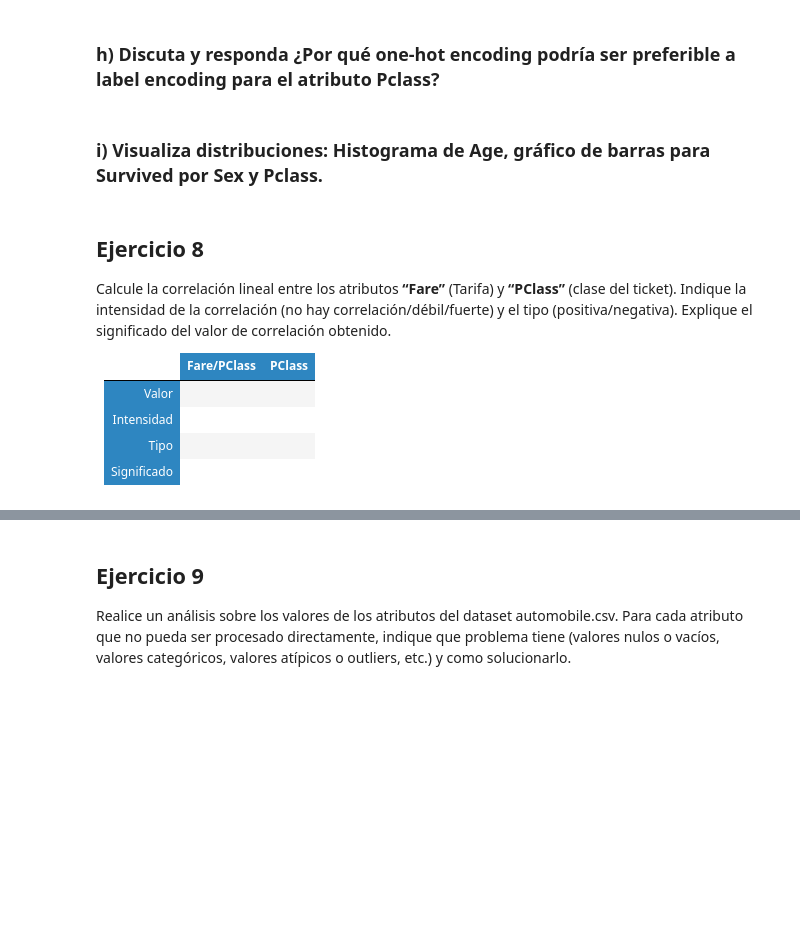
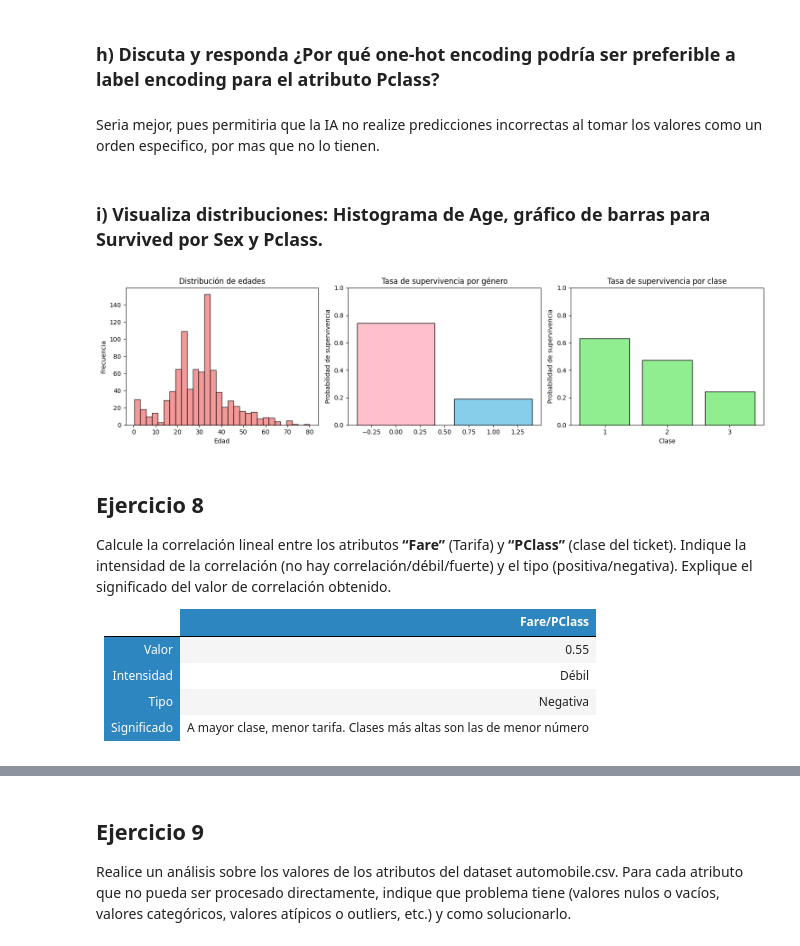
Before and after one commit to ricrubrom/AAP, a Jupyter notebook: Practicas/Practica1/Practica1.ipynb, the cells around one changed output, grey strips where cells are left out. Drawn from its saved outputs; the diff is of its cells as text; code cells hidden in the pictures; blank space fills up the shorter version.

```diff
--- a/Practicas/Practica1/Practica1.ipynb
+++ b/Practicas/Practica1/Practica1.ipynb
@@ -417,4 +504,24 @@ Realice las siguientes tareas para preparar el dataset para que pueda ser utiliz
 # %% [markdown]
 ### f) Cree un nuevo atributo FamilySize que contabiliza los integrantes de familia a partir de los atributos SibSp (hermanos y esposo) y Parch (padres e hijos). No olvidar contar a la persona.
+# %%
+data['FamilySize']=data['SibSp']+data['Parch']+1
 # %% [markdown]
 ### g) Numerice los atributos categóricos: Sex, Embarked, y Title.
+# %%
+data['Sex']=data['Sex']=='male'
+
+data['Embarked']=data['Embarked'].replace({
+  'C':0,
+  'Q':1,
+  'S':2
+})
+
+data['Title']=data['Title'].replace({
+  'Other':0,
+  'Mr':1,
+  'Mrs':2,
+  'Miss':3,
+  'Master':4,
+})
+
+display(data[['Title','Sex','Embarked']].head(20))
@@ -421,7 +546,39 @@ Realice las siguientes tareas para preparar el dataset para que pueda ser utiliz
 # %% [markdown]
 ### h) Discuta y responda ¿Por qué one-hot encoding podría ser preferible a label encoding para el atributo Pclass?
+# %% [markdown]
+Seria mejor, pues permitiria que la IA no realize predicciones incorrectas al tomar los valores como un orden especifico, por mas que no lo tienen.
 # %% [markdown]
 ### i) Visualiza distribuciones: Histograma de Age, gráfico de barras para Survived por Sex y Pclass.
+# %%
+fig, ax = plt.subplots(1, 3, figsize=(15, 4))
+
+# Histograma de Age
+ax[0].hist(data['Age'].dropna(), bins=30, color='lightcoral', edgecolor='black', alpha=0.8)
+ax[0].set_title('Distribución de edades')
+ax[0].set_xlabel('Edad')
+ax[0].set_ylabel('Frecuencia')
+
+# Survived por Sex
+sex_surv = data.groupby('Sex')['Survived'].mean()
+ax[1].bar(sex_surv.index, sex_surv.values, color=['pink', 'skyblue'], edgecolor='black')
+ax[1].set_title('Tasa de supervivencia por género')
+ax[1].set_ylabel('Probabilidad de supervivencia')
+ax[1].set_ylim(0, 1)
+
+# Survived por Pclass
+pclass_surv = data.groupby('Pclass')['Survived'].mean()
+ax[2].bar(pclass_surv.index, pclass_surv.values, color='lightgreen', edgecolor='black')
+ax[2].set_title('Tasa de supervivencia por clase')
+ax[2].set_ylabel('Probabilidad de supervivencia')
+ax[2].set_xlabel('Clase')
+ax[2].set_xticks([1, 2, 3])
+ax[2].set_ylim(0, 1)
+
+
+plt.tight_layout()
+plt.show()
+# %% [output]
+[figure, added]
 # %% [markdown]
 ## Ejercicio 8
 
@@ -431,31 +588,26 @@ Calcule la correlación lineal entre los atributos **“Fare”** (Tarifa) y **
   <table border="1" cellpadding="5" cellspacing="0" style="border-collapse: collapse; text-align: center;">
     <thead>
       <tr>
-	  	<th></th>
+        <th></th>
         <th style="background-color:#2E86C1; color:white;">Fare/PClass</th>
-        <th style="background-color:#2E86C1; color:white;">PClass</th>
       </tr>
     </thead>
     <tbody>
       <tr>
         <td style="background-color:#2E86C1; color:white;">Valor</td>
-        <td></td>
-		<td></td>
+        <td>0.55</td>
       </tr>
       <tr>
         <td style="background-color:#2E86C1; color:white;">Intensidad</td>
-        <td></td>
-		<td></td>
+        <td>Débil</td>
       </tr>
       <tr>
         <td style="background-color:#2E86C1; color:white;">Tipo</td>
-        <td></td>
-		<td></td>
+        <td>Negativa</td>
       </tr>
       <tr>
         <td style="background-color:#2E86C1; color:white;">Significado</td>
-        <td></td>
-		<td></td>
+        <td>A mayor clase, menor tarifa. Clases más altas son las de menor número</td>
       </tr>
     </tbody>
   </table>
```
Also changed, not shown: parts of 14 cells of this notebook, 1 other file.
